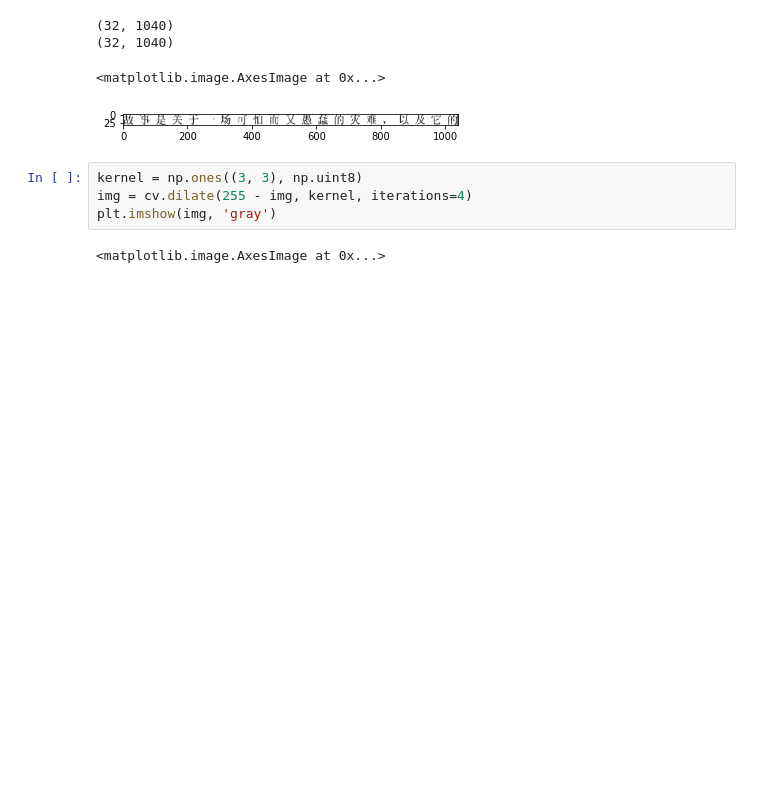
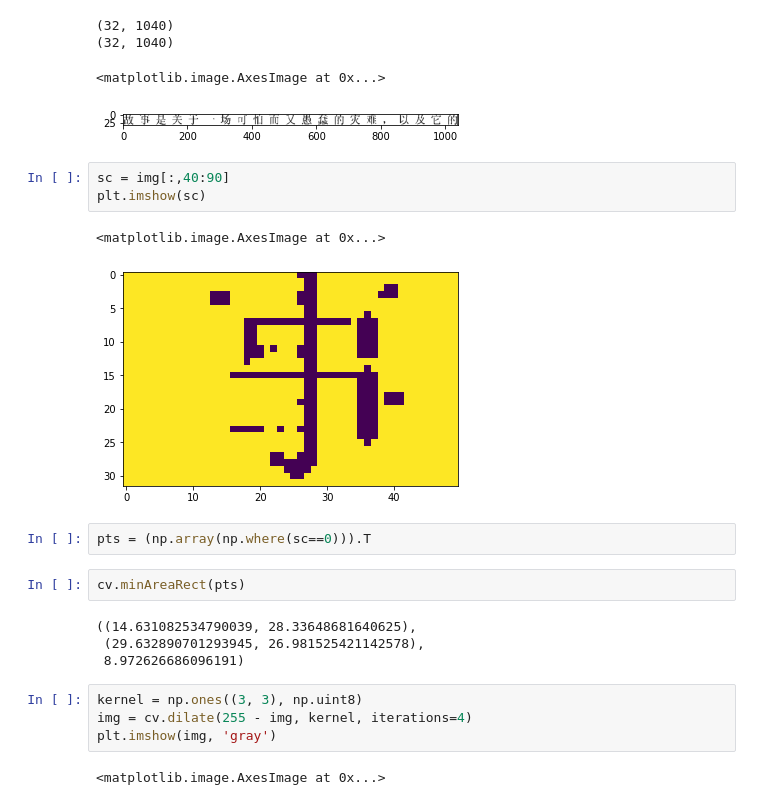
Before and after one commit to bldu/pylearn, a Jupyter notebook: character_bbox.ipynb, the cells around one changed output. Drawn from its saved outputs; the diff is of its cells as text; blank space fills up the shorter version.

```diff
--- a/character_bbox.ipynb
+++ b/character_bbox.ipynb
@@ -27,6 +28,20 @@ plt.imshow(img, 'gray')
 (32, 1040)
 <matplotlib.image.AxesImage at 0x...>
 [figure]
+# %%
+sc = img[:,40:90]
+plt.imshow(sc)
+# %% [output]
+<matplotlib.image.AxesImage at 0x...>
+[figure, added]
+# %%
+pts = (np.array(np.where(sc==0))).T
+# %%
+cv.minAreaRect(pts)
+# %% [output]
+((14.631082534790039, 28.33648681640625),
+ (29.632890701293945, 26.981525421142578),
+ 8.972626686096191)
 # %%
 kernel = np.ones((3, 3), np.uint8)
 img = cv.dilate(255 - img, kernel, iterations=4)
```
Also changed, not shown: parts of 11 cells of this notebook.
